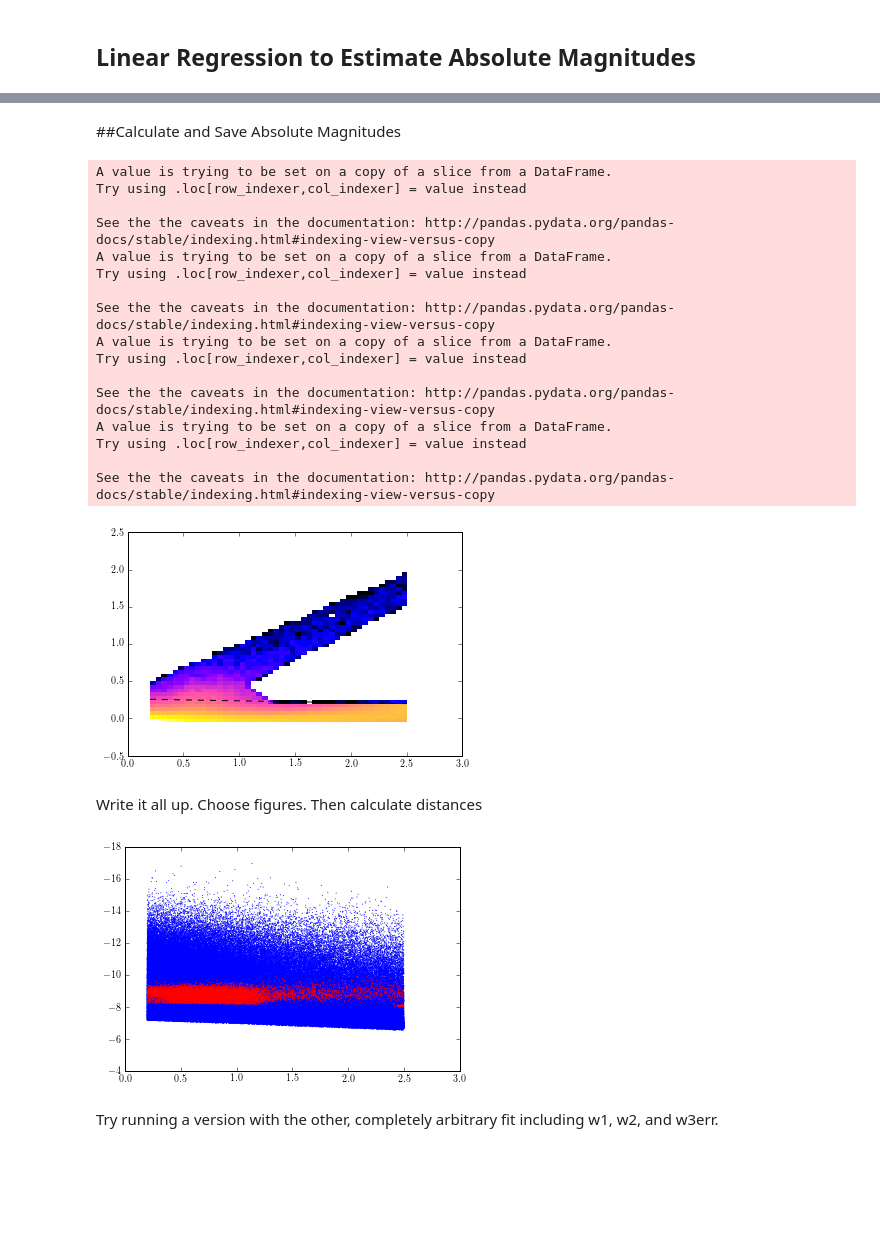
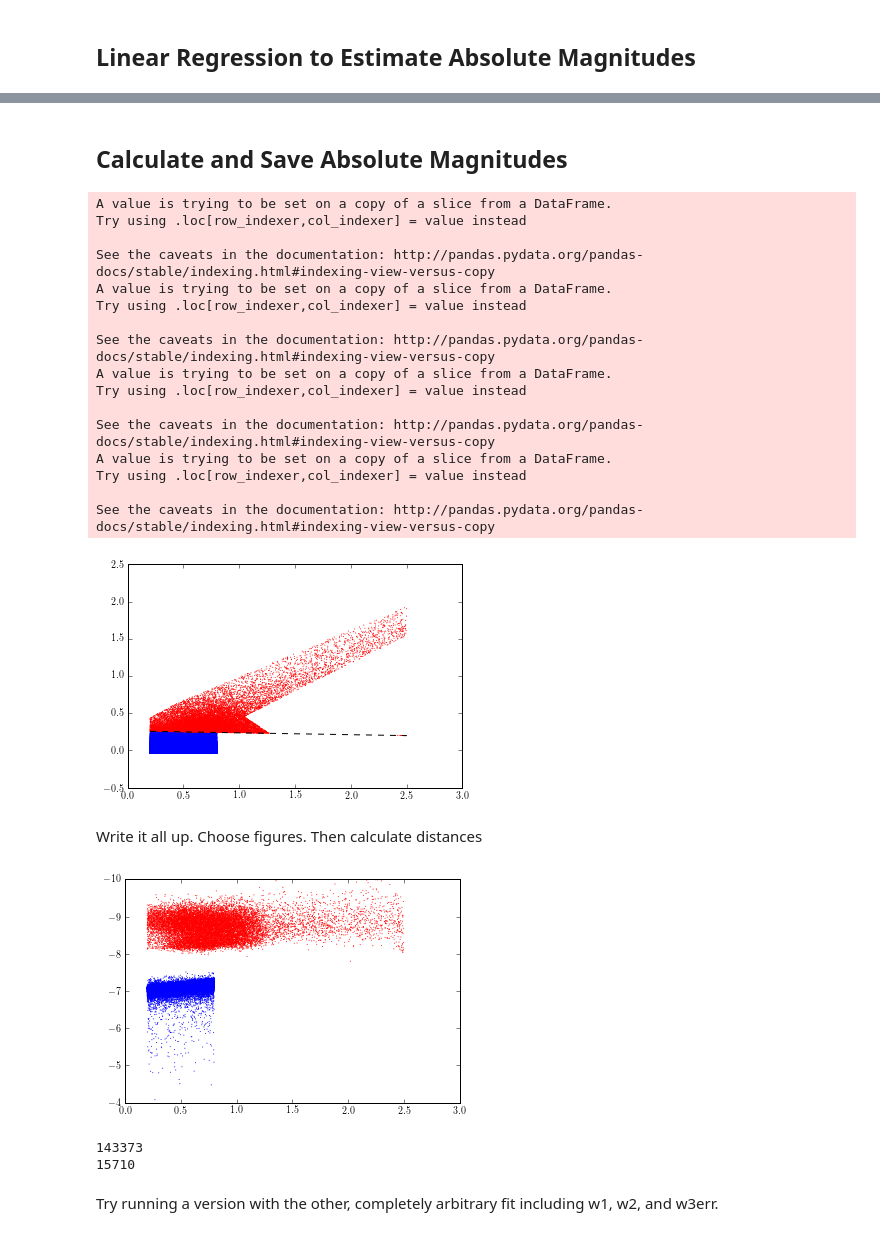
Before and after one commit to nhuntwalker/new_work_scripts, a Jupyter notebook: full_production.ipynb, the cells around one changed output, grey strips where cells are left out. Drawn from its saved outputs; the diff is of its cells as text; code cells hidden in the pictures; blank space fills up the shorter version.

```diff
--- a/full_production.ipynb
+++ b/full_production.ipynb
@@ -2214,3 +2264,3 @@ Our params...
 # %% [markdown]
-##Calculate and Save Absolute Magnitudes
+## Calculate and Save Absolute Magnitudes
 # %%
@@ -2246,26 +2299,26 @@ for ii in range(6):
     out_name = file_dir + "candidates_absmag_region_{0}.dat".format(ii)
 
     if ii == 0:
-        calc_absolute_and_save(in_name, out_name)
+        calc_absolute_and_save(in_name, out_name, model_1, model_2, cols=fit_cols)
     else:
-        calc_absolute_and_save(in_name, out_name, head=False)
+        calc_absolute_and_save(in_name, out_name, model_1, model_2, cols=fit_cols, head=False)
 # %% [output]
 A value is trying to be set on a copy of a slice from a DataFrame.
 Try using .loc[row_indexer,col_indexer] = value instead
 
-See the the caveats in the documentation: http://pandas.pydata.org/pandas-docs/stable/indexing.html#indexing-view-versus-copy
+See the caveats in the documentation: http://pandas.pydata.org/pandas-docs/stable/indexing.html#indexing-view-versus-copy
 A value is trying to be set on a copy of a slice from a DataFrame.
 Try using .loc[row_indexer,col_indexer] = value instead
 
-See the the caveats in the documentation: http://pandas.pydata.org/pandas-docs/stable/indexing.html#indexing-view-versus-copy
+See the caveats in the documentation: http://pandas.pydata.org/pandas-docs/stable/indexing.html#indexing-view-versus-copy
 A value is trying to be set on a copy of a slice from a DataFrame.
 Try using .loc[row_indexer,col_indexer] = value instead
 
-See the the caveats in the documentation: http://pandas.pydata.org/pandas-docs/stable/indexing.html#indexing-view-versus-copy
+See the caveats in the documentation: http://pandas.pydata.org/pandas-docs/stable/indexing.html#indexing-view-versus-copy
 A value is trying to be set on a copy of a slice from a DataFrame.
 Try using .loc[row_indexer,col_indexer] = value instead
 
-See the the caveats in the documentation: http://pandas.pydata.org/pandas-docs/stable/indexing.html#indexing-view-versus-copy
+See the caveats in the documentation: http://pandas.pydata.org/pandas-docs/stable/indexing.html#indexing-view-versus-copy
 # %%
 file_dir = "../agb_candidates/"
 a = pd.read_csv(file_dir + "candidates_absmag_all.dat")
@@ -2273,27 +2326,34 @@ a = pd.read_csv(file_dir + "candidates_absmag_all.dat")
 # slant1 = [-0.025, 0.26]
 
 ax = plt.subplot(111)
-# ax.scatter(a.col23[a.chem=="O-rich"], a.col12[a.chem=="O-rich"], s=1, edgecolor="None", c='b')
-# ax.scatter(a.col23[a.chem=="C-rich"], a.col12[a.chem=="C-rich"], s=1, edgecolor="None", c='r')
-H, xed, yed = np.histogram2d(a.col23, a.col12, bins=(np.arange(0, 3.0, 0.05), np.arange(-0.5, 2.5, 0.05)))
-extent=[xed[0], xed[-1], yed[0], yed[-1]]
-ax.imshow(np.log10(H.T), origin="lower", interpolation="nearest", aspect="auto", extent=extent, cmap=plt.cm.gnuplot2)
+ax.scatter(a.col23[a.chem=="O-rich"], a.col12[a.chem=="O-rich"], s=1, edgecolor="None", c='b')
+ax.scatter(a.col23[a.chem=="C-rich"], a.col12[a.chem=="C-rich"], s=1, edgecolor="None", c='r')
+# H, xed, yed = np.histogram2d(a.col23, a.col12, bins=(np.arange(0, 3.0, 0.05), np.arange(-0.5, 2.5, 0.05)))
+# extent=[xed[0], xed[-1], yed[0], yed[-1]]
+# ax.imshow(np.log10(H.T), origin="lower", interpolation="nearest", aspect="auto", extent=extent, cmap=plt.cm.gnuplot2)
 ax.plot([0.2, 2.5], draw_line(slant1[0], np.array([0.2, 2.5]),
                               slant1[1]), color='k', linestyle="--")
 
 plt.show()
 # %% [output]
-[figure, old version]
+[figure, new version]
 # %% [markdown]
 Write it all up. Choose figures. Then calculate distances
 # %%
 ax = plt.subplot(111)
 ax.scatter(a.col23[a.chem=="O-rich"], a.Mw1[a.chem=="O-rich"], s=1, edgecolor="None", c='b')
 ax.scatter(a.col23[a.chem=="C-rich"], a.Mw1[a.chem=="C-rich"], s=1, edgecolor="None", c='r')
 ax.invert_yaxis()
+ax.set_ylim(-4,-10)
 plt.show()
 # %% [output]
-[figure, old version]
+[figure, new version]
+# %%
+print sum(a.chem == "O-rich")
+print sum(a.chem == "C-rich")
+# %% [output]
+143373
+15710
 # %% [markdown]
 Try running a version with the other, completely arbitrary fit including w1, w2, and w3err.
 # %% [markdown]
```
Also changed, not shown: parts of 40 cells of this notebook.
